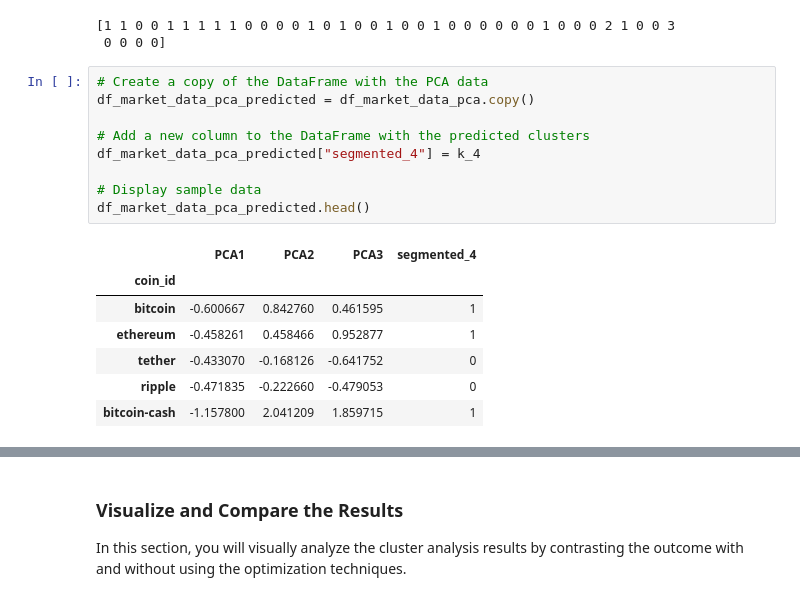
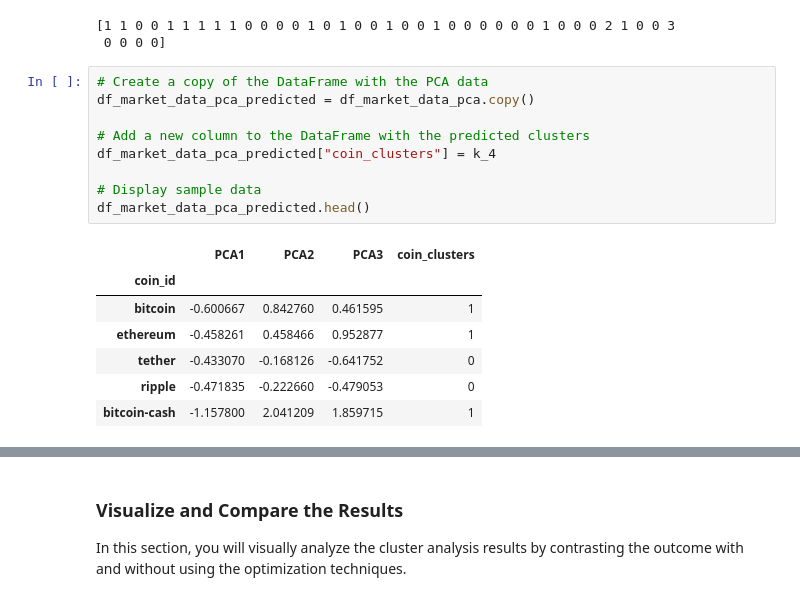
Before and after one commit to atmetz/CryptoClustering, a Jupyter notebook: Crypto_Clustering.ipynb, the cells around one changed output, grey strips where cells are left out. Saved outputs shown, nothing was run; the diff lists cells and outputs as text.

```diff
--- a/Crypto_Clustering.ipynb
+++ b/Crypto_Clustering.ipynb
@@ -312,14 +319,14 @@ print(k_4)
 # %%
 # Create a copy of the DataFrame with the PCA data
 df_market_data_pca_predicted = df_market_data_pca.copy()
 
 # Add a new column to the DataFrame with the predicted clusters
-df_market_data_pca_predicted["segmented_4"] = k_4
+df_market_data_pca_predicted["coin_clusters"] = k_4
 
 # Display sample data
 df_market_data_pca_predicted.head()
 # %% [output]
-|  | PCA1 | PCA2 | PCA3 | segmented_4 |
+|  | PCA1 | PCA2 | PCA3 | coin_clusters |
 | coin_id |  |  |  |  |
 | bitcoin | -0.600667 | 0.842760 | 0.461595 | 1 |
 | ethereum | -0.458261 | 0.458466 | 0.952877 | 1 |
```
Also changed, not shown: parts of 7 cells of this notebook.
